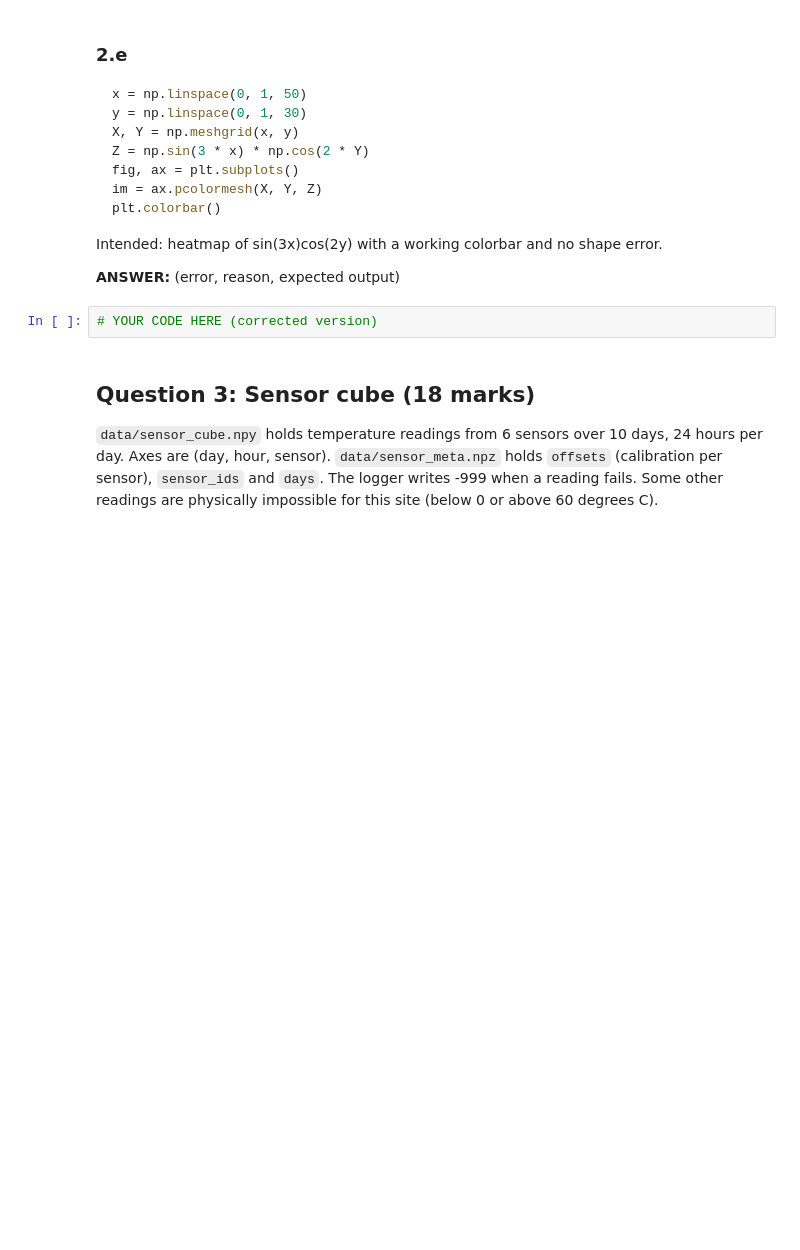
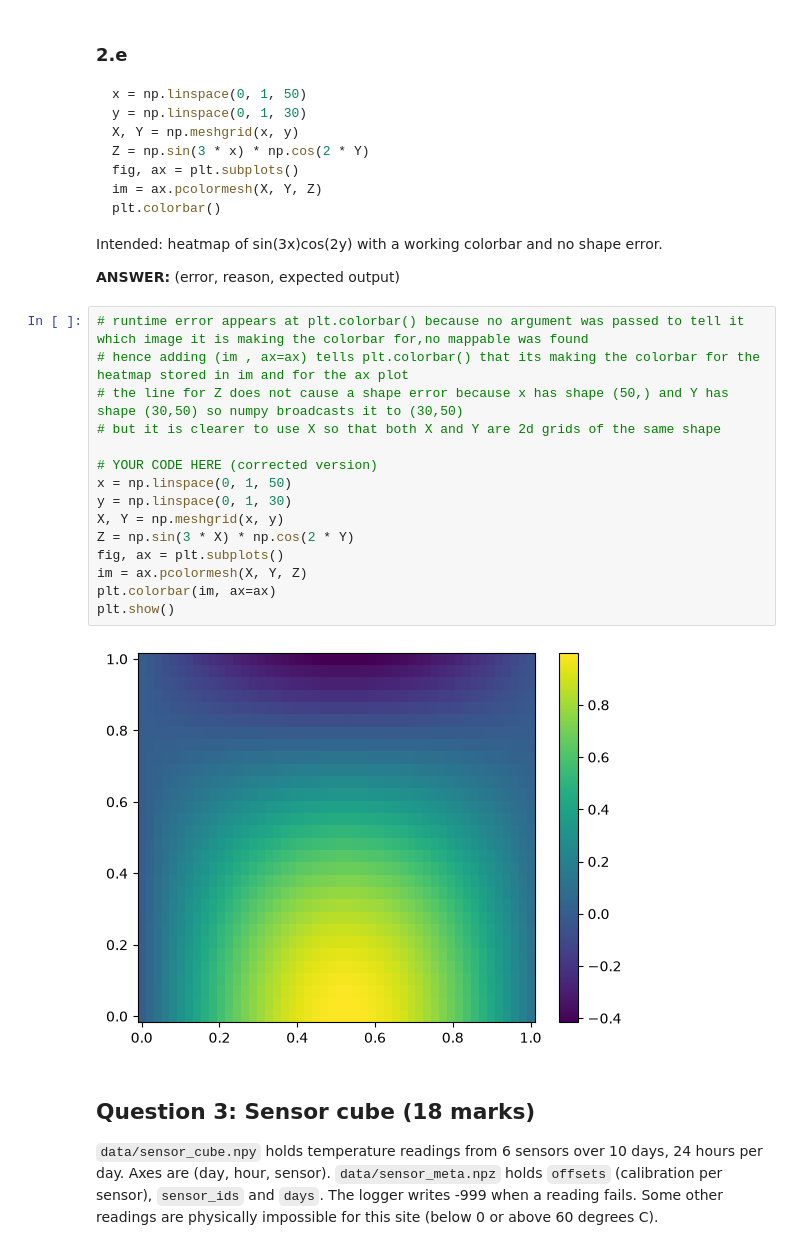
Before and after one commit to Zoya-waheed/PAI-A3-25F-0014, a Jupyter notebook: Assignment3_Programming_for_AI.ipynb, the cells around one changed output. Saved outputs shown, nothing was run; the diff lists cells and outputs as text; blank space fills up the shorter version.

```diff
--- a/Assignment3_Programming_for_AI.ipynb
+++ b/Assignment3_Programming_for_AI.ipynb
@@ -195,8 +240,23 @@ plt.colorbar()
 Intended: heatmap of sin(3x)cos(2y) with a working colorbar and no shape error.
 
 **ANSWER:** (error, reason, expected output)
-# %%
-# YOUR CODE HERE (corrected version)
+# %%
+# runtime error appears at plt.colorbar() because no argument was passed to tell it which image it is making the colorbar for,no mappable was found
+# hence adding (im , ax=ax) tells plt.colorbar() that its making the colorbar for the heatmap stored in im and for the ax plot
+# the line for Z does not cause a shape error because x has shape (50,) and Y has shape (30,50) so numpy broadcasts it to (30,50)
+# but it is clearer to use X so that both X and Y are 2d grids of the same shape
+
+# YOUR CODE HERE (corrected version)
+x = np.linspace(0, 1, 50)
+y = np.linspace(0, 1, 30)
+X, Y = np.meshgrid(x, y)
+Z = np.sin(3 * X) * np.cos(2 * Y)
+fig, ax = plt.subplots()
+im = ax.pcolormesh(X, Y, Z)
+plt.colorbar(im, ax=ax)
+plt.show()
+# %% [output]
+[figure, added]
 # %% [markdown]
 ## Question 3: Sensor cube (18 marks)
 `data/sensor_cube.npy` holds temperature readings from 6 sensors over 10 days, 24 hours per day. Axes are (day, hour, sensor). `data/sensor_meta.npz` holds `offsets` (calibration per sensor), `sensor_ids` and `days`. The logger writes -999 when a reading fails. Some other readings are physically impossible for this site (below 0 or above 60 degrees C).
```
Also changed, not shown: parts of 8 cells of this notebook.
